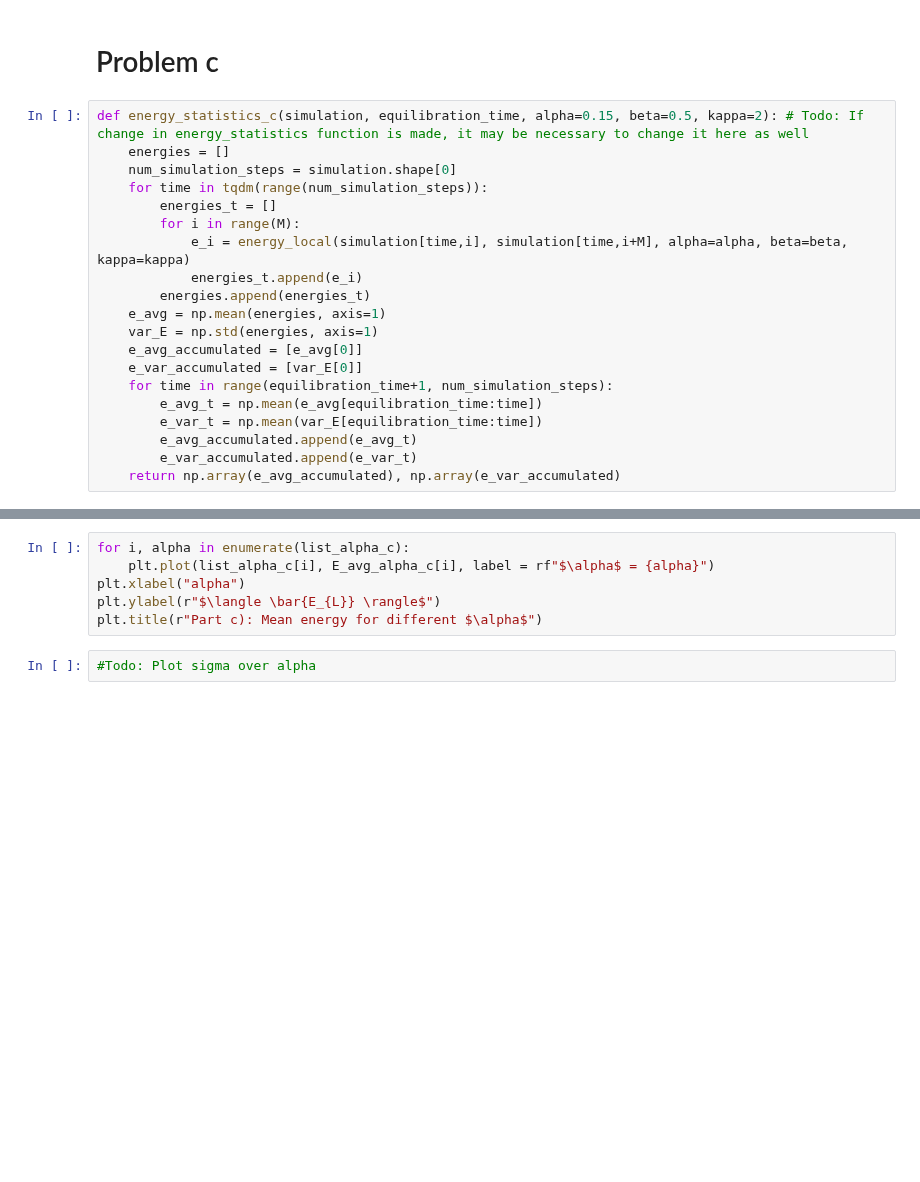
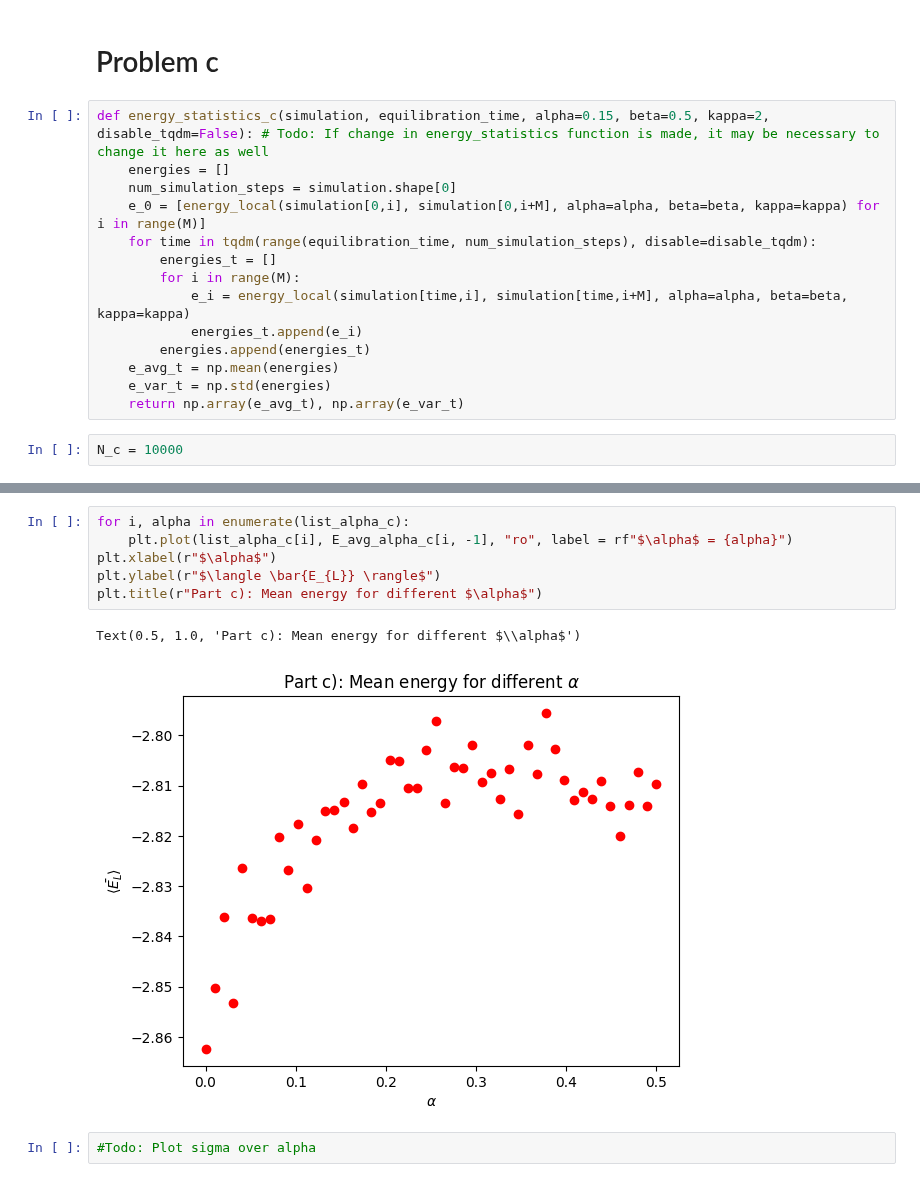
Before and after one commit to corinnawegner/Computational-physics, a Jupyter notebook: Project 5/Problem 1.ipynb, the cells around one changed output, grey strips where cells are left out. Drawn from its saved outputs; the diff is of its cells as text; blank space fills up the shorter version.

```diff
--- a/Project 5/Problem 1.ipynb
+++ b/Project 5/Problem 1.ipynb
@@ -230,23 +230,19 @@ plt.legend()
 # %% [markdown]
 # Problem c
 # %%
-def energy_statistics_c(simulation, equilibration_time, alpha=0.15, beta=0.5, kappa=2): # Todo: If change in energy_statistics function is made, it may be necessary to change it here as well
+def energy_statistics_c(simulation, equilibration_time, alpha=0.15, beta=0.5, kappa=2, disable_tqdm=False): # Todo: If change in energy_statistics function is made, it may be necessary to change it here as well
     energies = []
     num_simulation_steps = simulation.shape[0]
-    for time in tqdm(range(num_simulation_steps)):
+    e_0 = [energy_local(simulation[0,i], simulation[0,i+M], alpha=alpha, beta=beta, kappa=kappa) for i in range(M)]
+    for time in tqdm(range(equilibration_time, num_simulation_steps), disable=disable_tqdm):
         energies_t = []
         for i in range(M):
             e_i = energy_local(simulation[time,i], simulation[time,i+M], alpha=alpha, beta=beta, kappa=kappa)
             energies_t.append(e_i)
         energies.append(energies_t)
-    e_avg = np.mean(energies, axis=1)
-    var_E = np.std(energies, axis=1)
-    e_avg_accumulated = [e_avg[0]]
-    e_var_accumulated = [var_E[0]]
-    for time in range(equilibration_time+1, num_simulation_steps):
-        e_avg_t = np.mean(e_avg[equilibration_time:time])
-        e_var_t = np.mean(var_E[equilibration_time:time])
-        e_avg_accumulated.append(e_avg_t)
-        e_var_accumulated.append(e_var_t)
-    return np.array(e_avg_accumulated), np.array(e_var_accumulated)
+    e_avg_t = np.mean(energies)
+    e_var_t = np.std(energies)
+    return np.array(e_avg_t), np.array(e_var_t)
+# %%
+N_c = 10000
 # %%
@@ -268,9 +265,12 @@ KeyboardInterrupt:
 # %%
 for i, alpha in enumerate(list_alpha_c):
-    plt.plot(list_alpha_c[i], E_avg_alpha_c[i], label = rf"$\alpha$ = {alpha}")
-plt.xlabel("alpha")
+    plt.plot(list_alpha_c[i], E_avg_alpha_c[i, -1], "ro", label = rf"$\alpha$ = {alpha}")
+plt.xlabel(r"$\alpha$")
 plt.ylabel(r"$\langle \bar{E_{L}} \rangle$")
 plt.title(r"Part c): Mean energy for different $\alpha$")
+# %% [output]
+Text(0.5, 1.0, 'Part c): Mean energy for different $\\alpha$')
+[figure, added]
 # %%
 #Todo: Plot sigma over alpha
 # %% [markdown]
```
Also changed, not shown: parts of 12 cells of this notebook.
